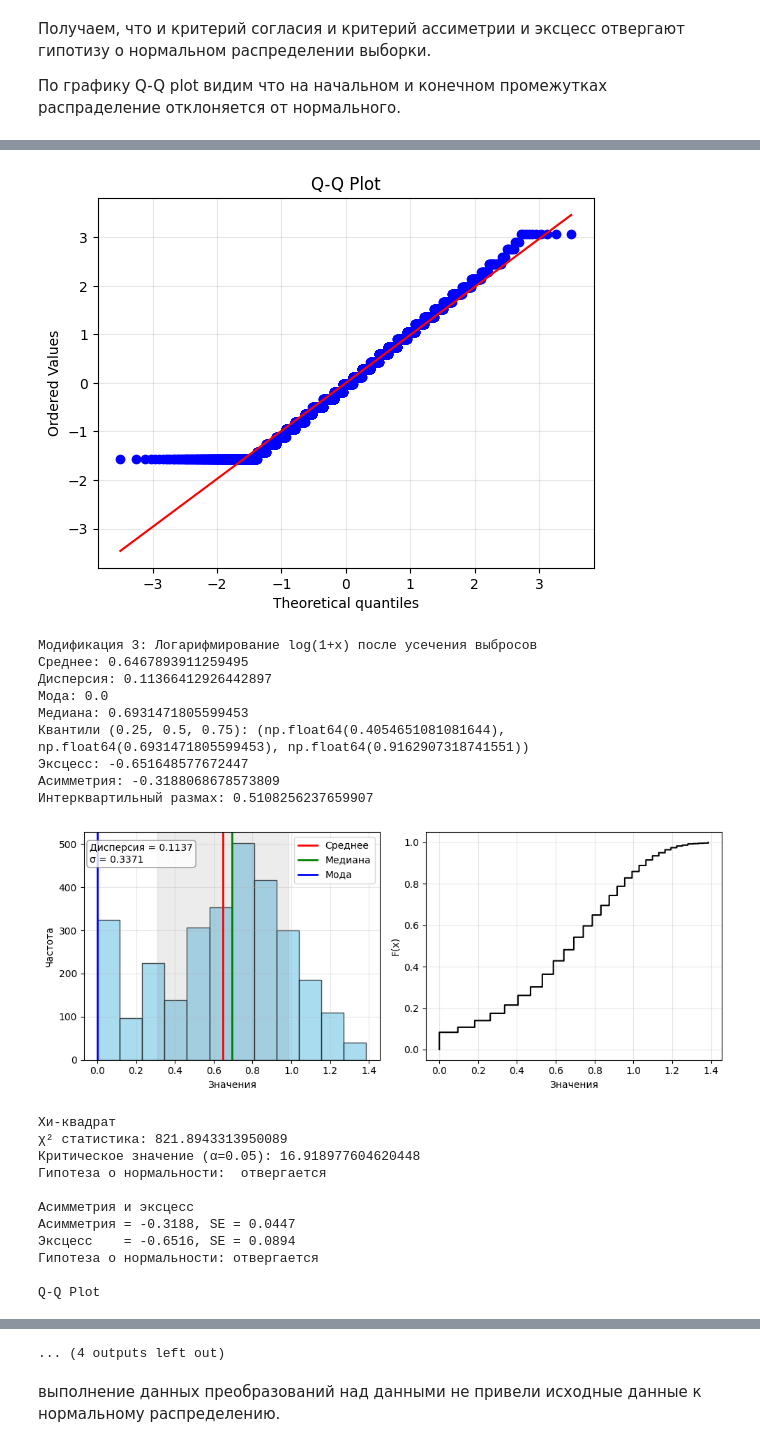
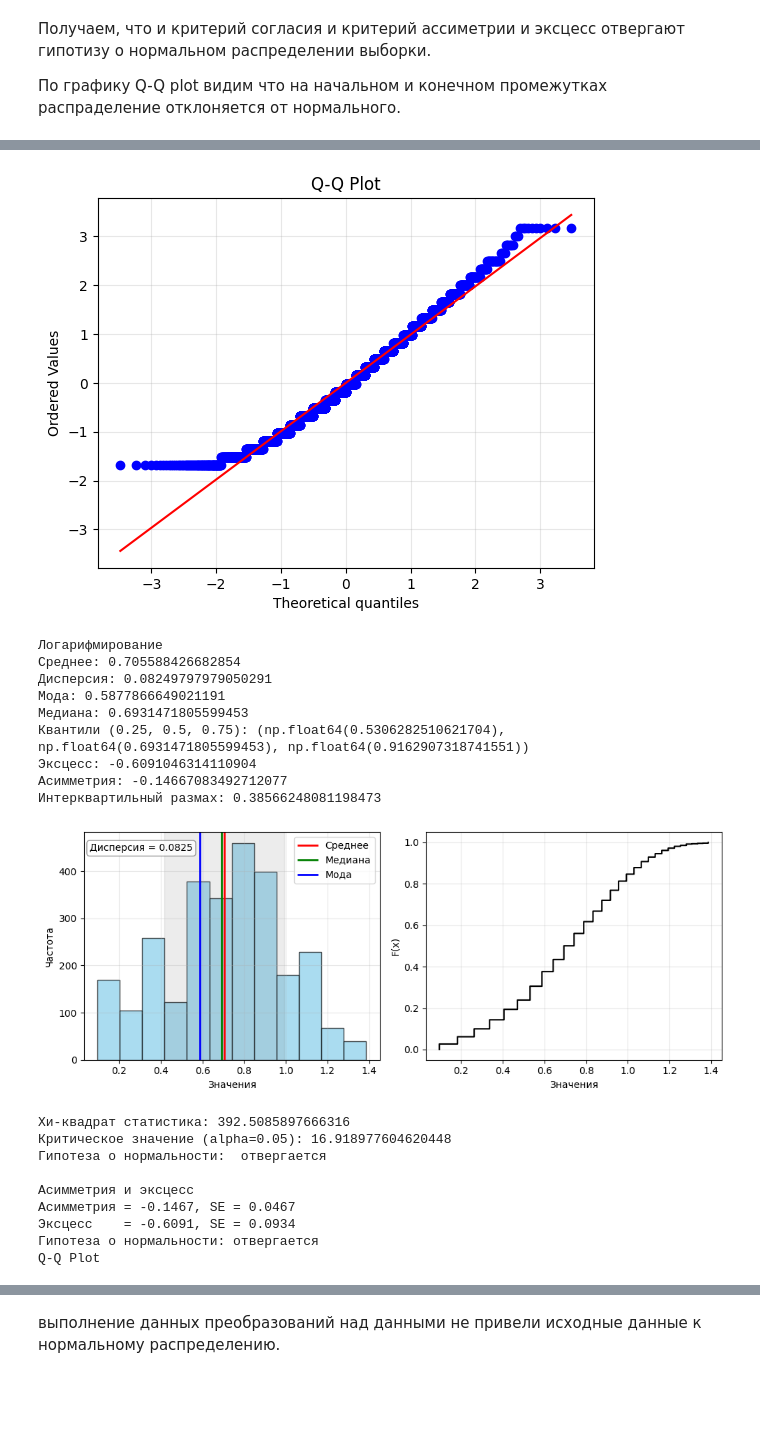
Before and after one commit to poluzerovT/oiad-12-2025, a Jupyter notebook: Sandovich/1.ipynb, the cells around one changed output, grey strips where cells are left out. Cells and saved outputs as stored; diff of their text form; code cells hidden in the pictures; blank space fills up the shorter version.

```diff
--- a/Sandovich/1.ipynb
+++ b/Sandovich/1.ipynb
@@ -27,7 +27,7 @@ def analyze_and_plot_with_stats(data):
     mode_val = mode_res.mode[0]
     median_val = np.median(data)
     q25, q50, q75 = np.quantile(data, [0.25, 0.5, 0.75])
-    excess_kurtosis = stats.kurtosis(data, fisher=True)
+    excess_kurtosis = stats.kurtosis(data)
     skewness = stats.skew(data)
     iqr = stats.iqr(data)
 
@@ -54,7 +54,7 @@ def analyze_and_plot_with_stats(data):
     plt.axvline(mode_val,   linewidth=2, color='blue',  label='Мода')
 
     plt.axvspan(mean_val - std_val, mean_val + std_val, alpha=0.15, color="gray")
-    plt.text(0.02, 0.95, f"Дисперсия = {var_val:.4f}\nσ = {std_val:.4f}",
+    plt.text(0.02, 0.95, f"Дисперсия = {var_val:.4f}",
              transform=plt.gca().transAxes, va='top', ha='left',
              bbox=dict(boxstyle="round,pad=0.3", fc="white", ec="gray", alpha=0.8))
 
@@ -117,14 +116,14 @@ def test_normality(data):
     alpha = 0.05
     chi2_crit = stats.chi2.ppf(1 - alpha, df_chi2)
 
-    print("Хи-квадрат")
-    print("χ² статистика:", chi2_stat)
-    print("Критическое значение (α=0.05):", chi2_crit)
+
+    print("Хи-квадрат статистика:", chi2_stat)
+    print("Критическое значение (alpha=0.05):", chi2_crit)
     print("Гипотеза о нормальности:", " не отвергается" if chi2_stat < chi2_crit else " отвергается")
 
     # Критерий асимметрии и эксцесса
     skew_val = stats.skew(data)
-    kurt_val = stats.kurtosis(data, fisher=True)
+    kurt_val = stats.kurtosis(data)
 
     se_skew = np.sqrt(6/n)
     se_kurt = np.sqrt(24/n)
@@ -139,7 +138,7 @@ def test_normality(data):
         print("Гипотеза о нормальности: отвергается ")
 
     # Q-Q Plot
-    print("\nQ-Q Plot")
+    print("Q-Q Plot")
     stats.probplot(data, dist="norm", plot=plt)
     plt.title("Q-Q Plot")
     plt.grid(alpha=0.3)
@@ -164,39 +161,27 @@ Q-Q Plot
 
 По графику Q-Q plot видим что на начальном и конечном промежутках распраделение отклоняется от нормального.
 # %%
+# удаление всех нулевых значений
+no_zeros = time_on_education[time_on_education > 0]
 
-# Усечение выбросов  1.5*IQR
-q1, q3 = np.percentile(time_on_education, [25, 75])
-iqr = q3 - q1
-low, high = q1 - 1.5 * iqr, q3 + 1.5 * iqr
-trimmed = time_on_education[(time_on_education >= low) & (time_on_education <= high)]
+print("Удаление всех нулевых значений")
+analyze_and_plot_with_stats(no_zeros)
+test_normality(no_zeros)
 
 
-print("1: Усечение выбросов (1.5 * IQR)")
+# Стандартизация
+standardized = stats.zscore(no_zeros)
 
-analyze_and_plot_with_stats(trimmed)
-test_normality(trimmed)
-
-# Стандартизация (Z-score)
-standardized = stats.zscore(trimmed)
-
-print("Стандартизация (Z-score)")
+print("Стандартизация")
 
 analyze_and_plot_with_stats(standardized)
 test_normality(standardized)
 
-# 3) Логарифмирование
-log_transformed = np.log1p(trimmed)
+# Логарифмирование
+log_transformed = np.log1p(no_zeros)
 
-print("Модификация 3: Логарифмирование ")
+print("Логарифмирование ")
 
 analyze_and_plot_with_stats(log_transformed)
 test_normality(log_transformed)
-
-# удаление всех нулевых значений
-no_zeros = time_on_education[time_on_education > 0]
-
-print("\n Удаление всех нулевых значений")
-analyze_and_plot_with_stats(no_zeros)
-test_normality(no_zeros)
 # %% [output]
@@ -245,23 +226,21 @@ Q-Q Plot
 Q-Q Plot
-[figure, old version]
+[figure, new version]
-Модификация 3: Логарифмирование log(1+x) после усечения выбросов
-Среднее: 0.6467893911259495
-Дисперсия: 0.11366412926442897
-Мода: 0.0
+Логарифмирование
+Среднее: 0.705588426682854
+Дисперсия: 0.08249797979050291
+Мода: 0.5877866649021191
 Медиана: 0.6931471805599453
-Квантили (0.25, 0.5, 0.75): (np.float64(0.4054651081081644), np.float64(0.6931471805599453), np.float64(0.9162907318741551))
-Эксцесс: -0.651648577672447
-Асимметрия: -0.3188068678573809
-Интерквартильный размах: 0.5108256237659907
+Квантили (0.25, 0.5, 0.75): (np.float64(0.5306282510621704), np.float64(0.6931471805599453), np.float64(0.9162907318741551))
+Эксцесс: -0.6091046314110904
+Асимметрия: -0.14667083492712077
+Интерквартильный размах: 0.38566248081198473
-[figure, old version]
+[figure, new version]
-Хи-квадрат
-χ² статистика: 821.8943313950089
-Критическое значение (α=0.05): 16.918977604620448
+Хи-квадрат статистика: 392.5085897666316
+Критическое значение (alpha=0.05): 16.918977604620448
 Гипотеза о нормальности:  отвергается
 
 Асимметрия и эксцесс
-Асимметрия = -0.3188, SE = 0.0447
-Эксцесс    = -0.6516, SE = 0.0894
+Асимметрия = -0.1467, SE = 0.0467
+Эксцесс    = -0.6091, SE = 0.0934
 Гипотеза о нормальности: отвергается
-
 Q-Q Plot
@@ -269,4 +248,3 @@ Q-Q Plot
-... (4 outputs left out)
 # %% [markdown]
 выполнение данных преобразований над данными не привели исходные данные к нормальному распределению.
 # %%
```
Also changed, not shown: parts of 4 cells of this notebook.
